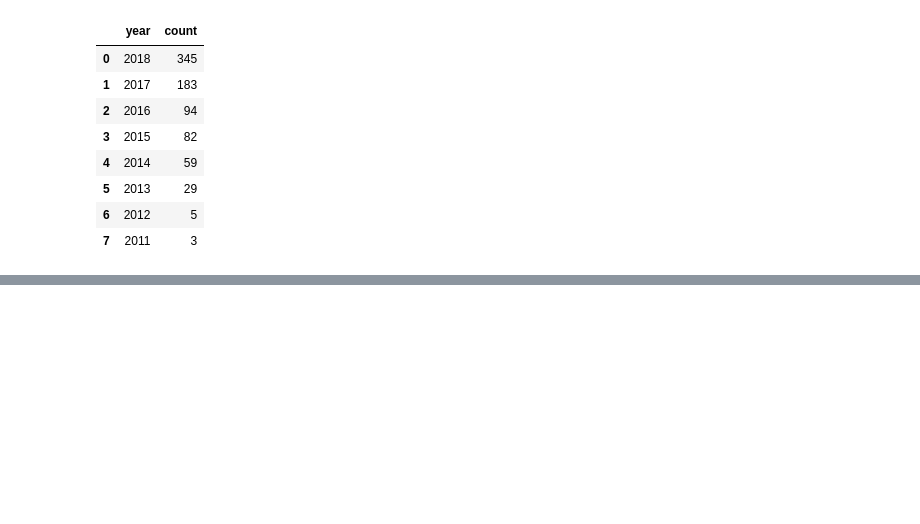
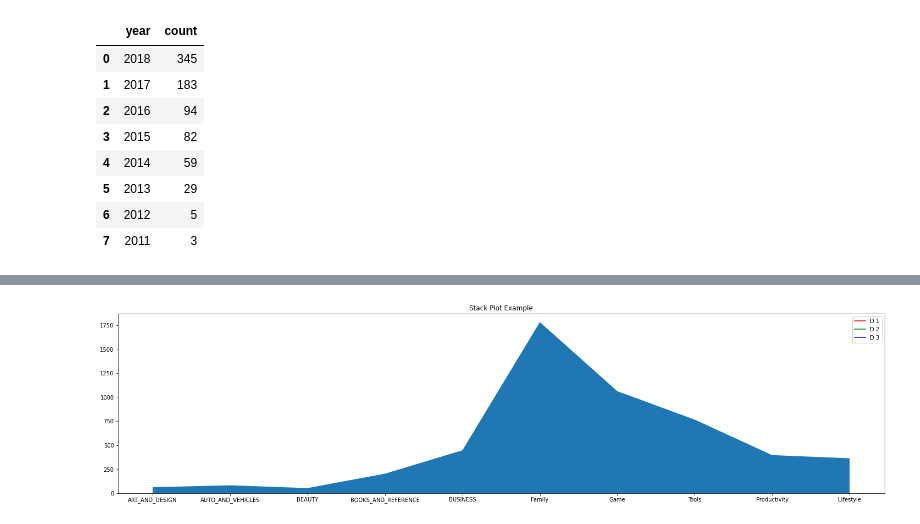
Before and after one commit to sidds4474/Play-Store-App-Review-Analysis, a Jupyter notebook: Play_Store_App_Review_Analysis_Project.ipynb, the cells around one changed output, grey strips where cells are left out. Saved outputs shown, nothing was run; the diff lists cells and outputs as text; code cells hidden in the pictures; blank space fills up the shorter version.

```diff
--- a/Play_Store_App_Review_Analysis_Project.ipynb
+++ b/Play_Store_App_Review_Analysis_Project.ipynb
@@ -180,0 +460,18 @@ paid
+# %%
+import matplotlib.pyplot as plt
+
+idxes = ['ART_AND_DESIGN', 'AUTO_AND_VEHICLES', 'BEAUTY',
+       'BOOKS_AND_REFERENCE', 'BUSINESS', 'Family','Game','Tools','Productivity','Lifestyle']
+arr1  = [62, 82, 53, 203, 446, 1780, 1061, 765, 396, 363]
+
+# Adding legend for stack plots is tricky.
+plt.plot([], [], color='r', label = 'D 1')
+plt.plot([], [], color='g', label = 'D 2')
+plt.plot([], [], color='b', label = 'D 3')
+
+plt.stackplot(idxes, arr1)
+plt.title('Stack Plot Example')
+plt.legend()
+plt.show()
+# %% [output]
+[figure, added]
```
Also changed, not shown: parts of 33 cells of this notebook.
